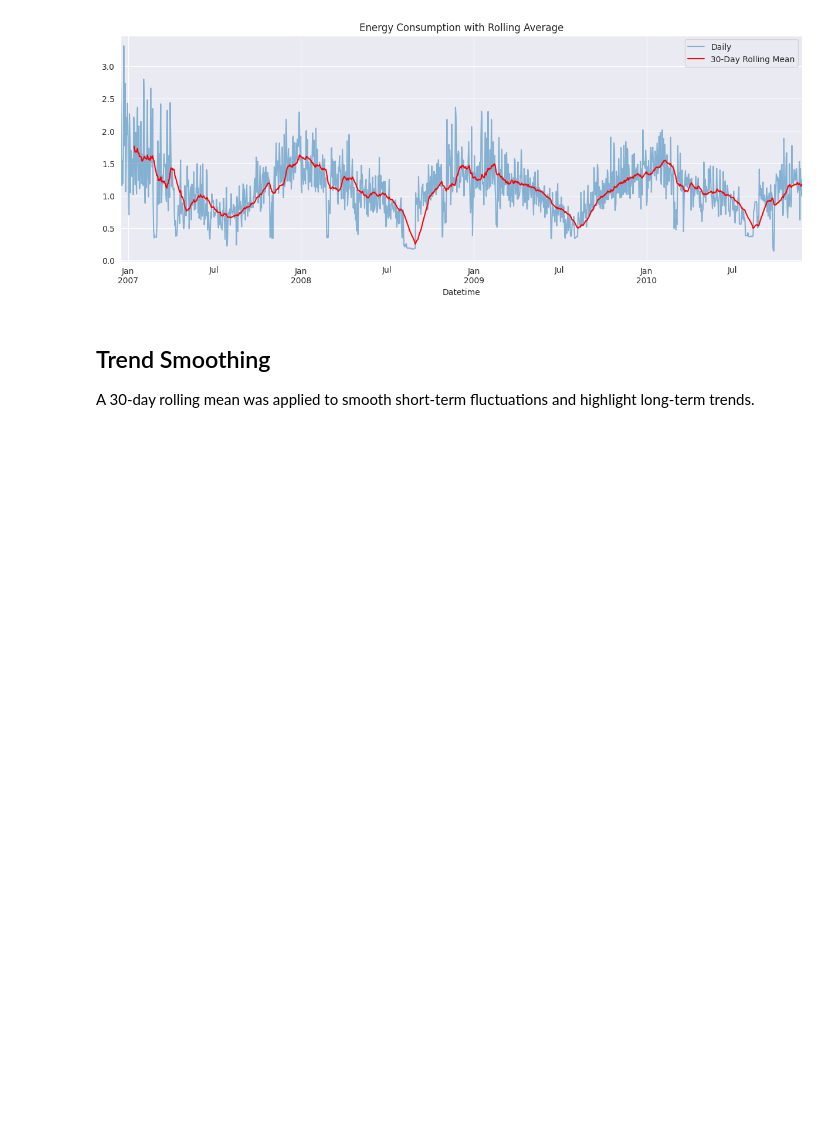
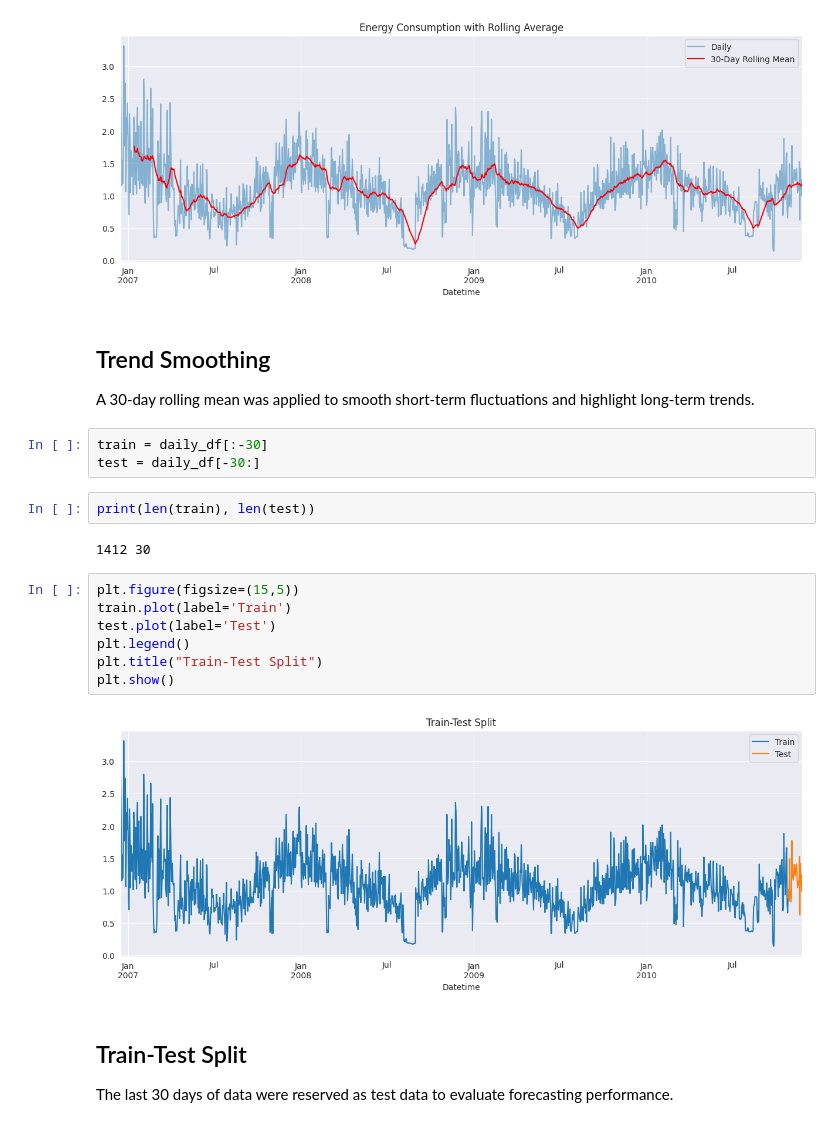
Before and after one commit to ShahanV/powercast-ai, a Jupyter notebook: notebooks/Powercast_AI.ipynb, the cells around one changed output. Saved outputs shown, nothing was run; the diff lists cells and outputs as text; blank space fills up the shorter version.

Commit message:
Prepare train-test split for forecasting evaluation

```diff
--- a/notebooks/Powercast_AI.ipynb
+++ b/notebooks/Powercast_AI.ipynb
@@ -163,3 +163,23 @@ plt.show()
 ## Trend Smoothing
 
 A 30-day rolling mean was applied to smooth short-term fluctuations and highlight long-term trends.
+# %%
+train = daily_df[:-30]
+test = daily_df[-30:]
+# %%
+print(len(train), len(test))
+# %% [output]
+1412 30
+# %%
+plt.figure(figsize=(15,5))
+train.plot(label='Train')
+test.plot(label='Test')
+plt.legend()
+plt.title("Train-Test Split")
+plt.show()
+# %% [output]
+[figure, added]
+# %% [markdown]
+## Train-Test Split
+
+The last 30 days of data were reserved as test data to evaluate forecasting performance.
```
